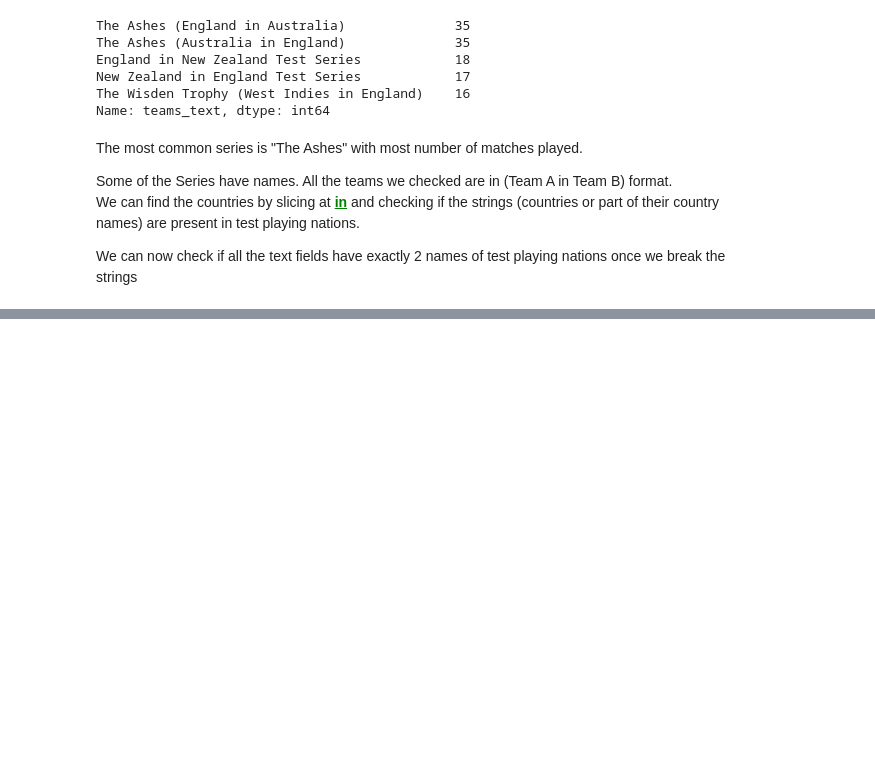
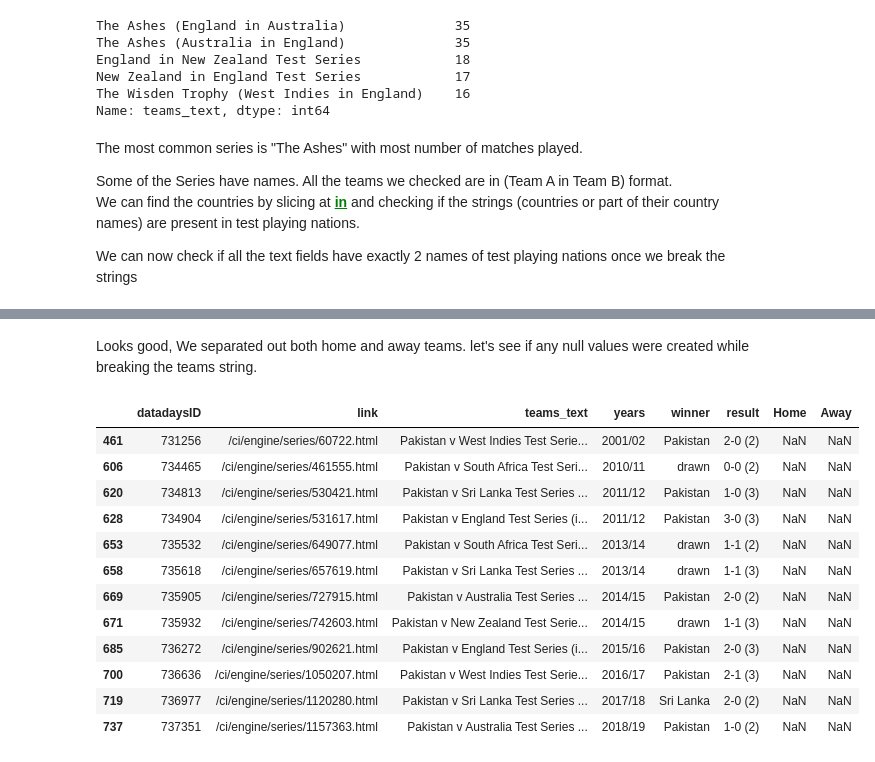
Before and after one commit to si-sa/Cricket-test-series-data, a Jupyter notebook: Cricket all test series web scraped data - Analysis and Exploration.ipynb, the cells around one changed output, grey strips where cells are left out. Drawn from its saved outputs; the diff is of its cells as text; code cells hidden in the pictures; blank space fills up the shorter version.

```diff
--- a/Cricket all test series web scraped data - Analysis and Exploration.ipynb
+++ b/Cricket all test series web scraped data - Analysis and Exploration.ipynb
@@ -281,0 +279,18 @@ series.head()
+# %% [markdown]
+Looks good, We separated out both home and away teams. let's see if any null values were created while breaking the teams string.
+# %%
+series[series['Home'].isnull()]
+# %% [output]
+|  | datadaysID | link | teams_text | years | winner | result | Home | Away |
+| 461 | 731256 | /ci/engine/series/60722.html | Pakistan v West Indies Test Serie... | 2001/02 | Pakistan | 2-0 (2) | NaN | NaN |
+| 606 | 734465 | /ci/engine/series/461555.html | Pakistan v South Africa Test Seri... | 2010/11 | drawn | 0-0 (2) | NaN | NaN |
+| 620 | 734813 | /ci/engine/series/530421.html | Pakistan v Sri Lanka Test Series ... | 2011/12 | Pakistan | 1-0 (3) | NaN | NaN |
+| 628 | 734904 | /ci/engine/series/531617.html | Pakistan v England Test Series (i... | 2011/12 | Pakistan | 3-0 (3) | NaN | NaN |
+| 653 | 735532 | /ci/engine/series/649077.html | Pakistan v South Africa Test Seri... | 2013/14 | drawn | 1-1 (2) | NaN | NaN |
+| 658 | 735618 | /ci/engine/series/657619.html | Pakistan v Sri Lanka Test Series ... | 2013/14 | drawn | 1-1 (3) | NaN | NaN |
+| 669 | 735905 | /ci/engine/series/727915.html | Pakistan v Australia Test Series ... | 2014/15 | Pakistan | 2-0 (2) | NaN | NaN |
+| 671 | 735932 | /ci/engine/series/742603.html | Pakistan v New Zealand Test Serie... | 2014/15 | drawn | 1-1 (3) | NaN | NaN |
+| 685 | 736272 | /ci/engine/series/902621.html | Pakistan v England Test Series (i... | 2015/16 | Pakistan | 2-0 (3) | NaN | NaN |
+| 700 | 736636 | /ci/engine/series/1050207.html | Pakistan v West Indies Test Serie... | 2016/17 | Pakistan | 2-1 (3) | NaN | NaN |
+| 719 | 736977 | /ci/engine/series/1120280.html | Pakistan v Sri Lanka Test Series ... | 2017/18 | Sri Lanka | 2-0 (2) | NaN | NaN |
+| 737 | 737351 | /ci/engine/series/1157363.html | Pakistan v Australia Test Series ... | 2018/19 | Pakistan | 1-0 (2) | NaN | NaN |
```
Also changed, not shown: parts of 33 cells of this notebook, 2 other files.
